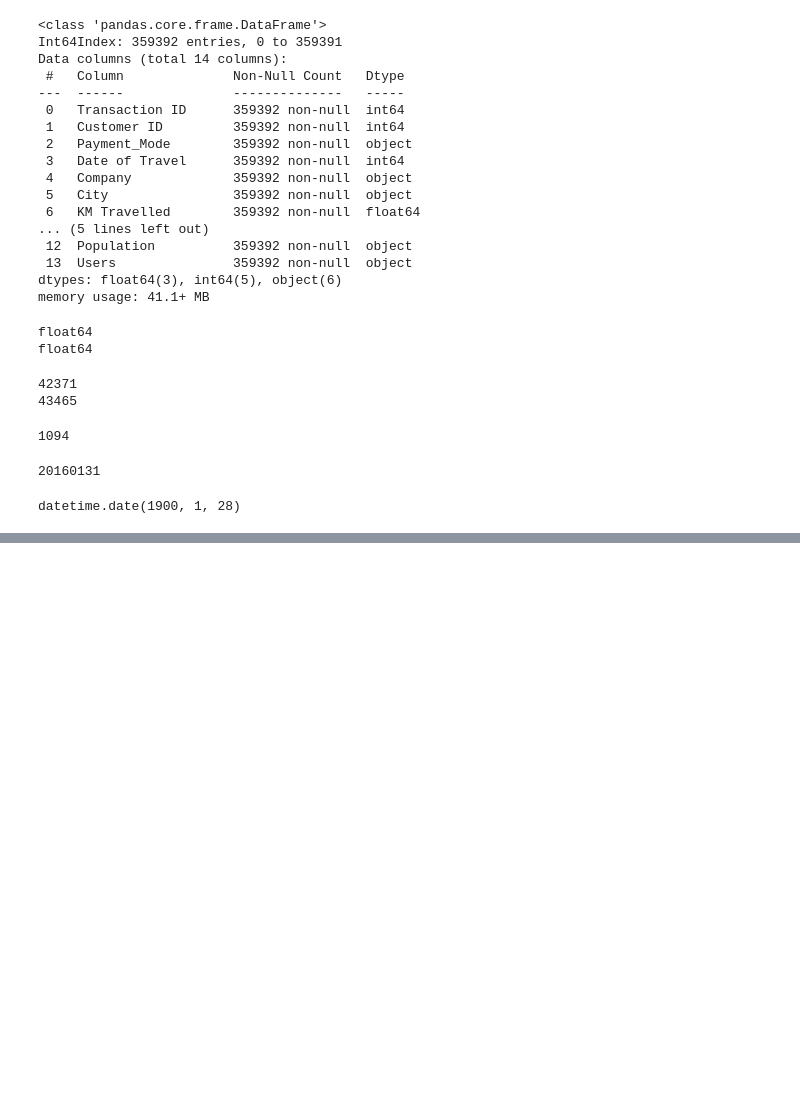
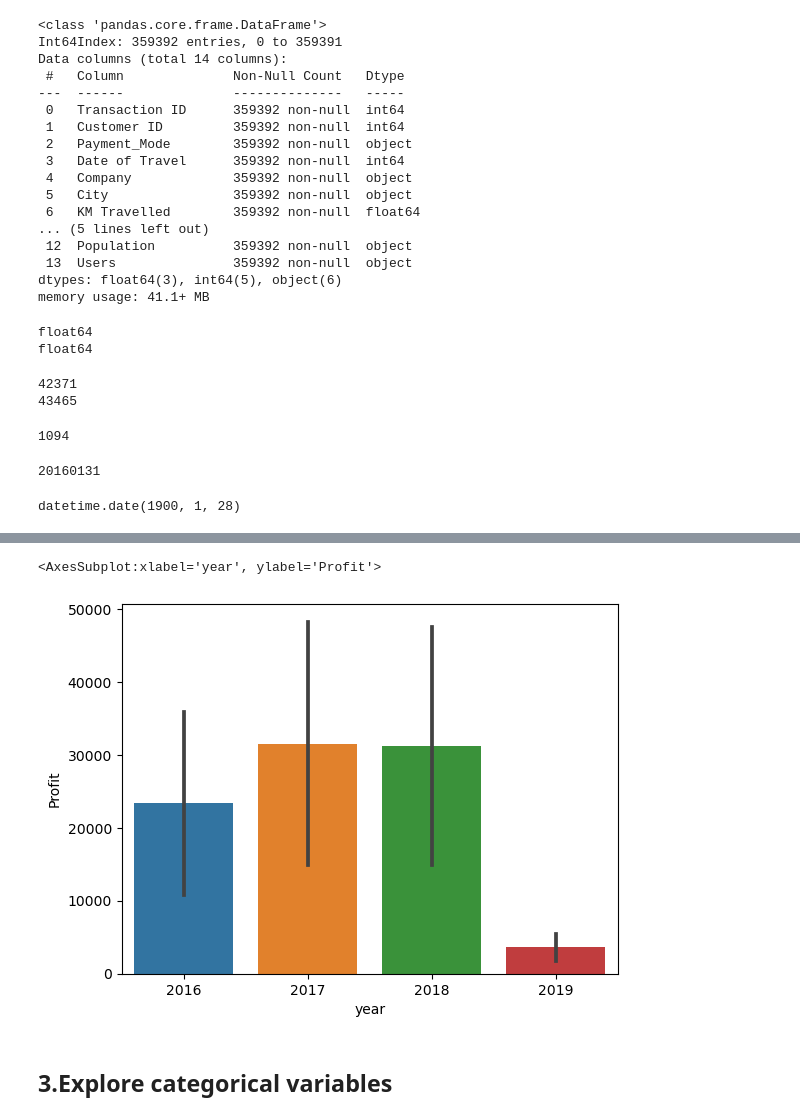
Before and after one commit to Islompulatov/Internship, a Jupyter notebook: week2/dataset/EDA.ipynb, the cells around one changed output, grey strips where cells are left out. Drawn from its saved outputs; the diff is of its cells as text; code cells hidden in the pictures; blank space fills up the shorter version.

```diff
--- a/week2/dataset/EDA.ipynb
+++ b/week2/dataset/EDA.ipynb
@@ -307,0 +389,3 @@ Name: Company, dtype: int64
+# %%
+df['year'] = df['Dates'].dt.year
+df
@@ -307,0 +437,3 @@ Name: Company, dtype: int64
+# %%
+profit_by_gender = df.groupby(['year', 'Gender','Company'])['Profit'].size().reset_index()
+profit_by_gender
@@ -307,0 +458,7 @@ Name: Company, dtype: int64
+# %%
+sns.barplot(x='year', y='Profit', data=profit_by_gender)
+# %% [output]
+<AxesSubplot:xlabel='year', ylabel='Profit'>
+[figure, added]
+# %% [markdown]
+## 3.Explore categorical variables
```
Also changed, not shown: parts of 19 cells of this notebook.
